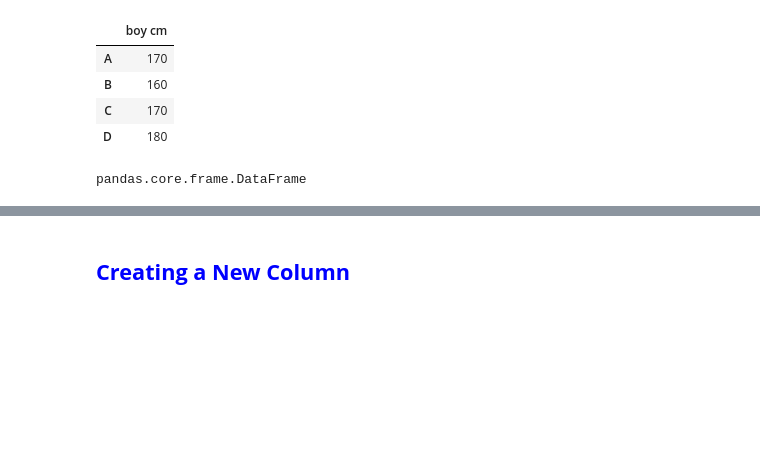
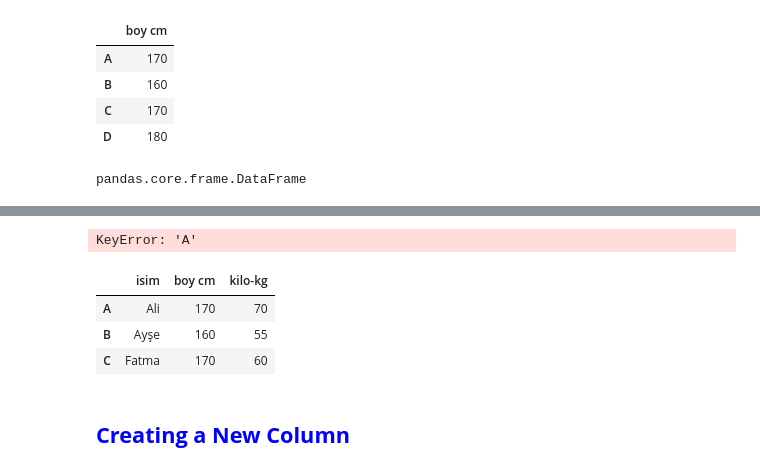
Before and after one commit to SerhanSubasi/B247-Pandas, a Jupyter notebook: Pandas_PreClass_2 (Series Methods & DataFrames) 15.03.24.ipynb, the cells around one changed output, grey strips where cells are left out. Cells and saved outputs as stored; diff of their text form; code cells hidden in the pictures; blank space fills up the shorter version.

```diff
--- a/Pandas_PreClass_2 (Series Methods & DataFrames) 15.03.24.ipynb
+++ b/Pandas_PreClass_2 (Series Methods & DataFrames) 15.03.24.ipynb
@@ -408,2 +416,13 @@ pandas.core.frame.DataFrame
+# %%
+df["A"] #Sütun olarak algıladı hata verdi.
+# %% [output]
+KeyError: 'A'
+# %%
+df["A" : "C"] #ancak slicing yaparsak getiriyor.
+# %% [output]
+|  | isim | boy cm | kilo-kg |
+| A | Ali | 170 | 70 |
+| B | Ayşe | 160 | 55 |
+| C | Fatma | 170 | 60 |
 # %% [markdown]
 ## <font color='blue'> <b>Creating a New Column</b><font color='black'>
```
Also changed, not shown: parts of 6 cells of this notebook.
